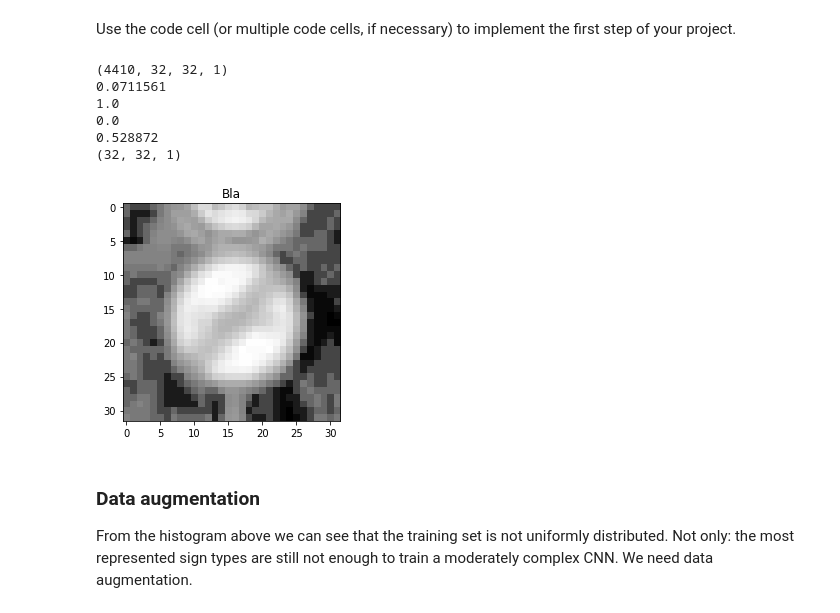
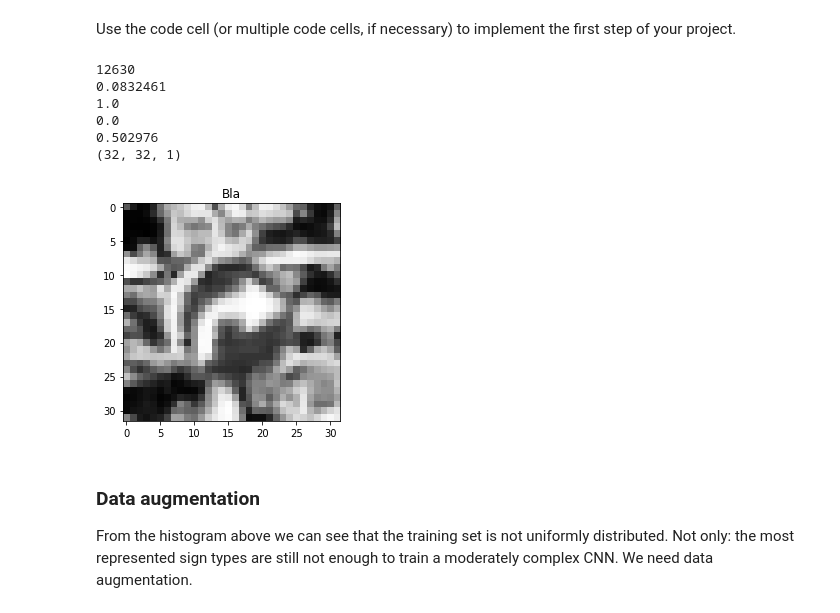
Before and after one commit to kindoblue/CarND-Traffic-Sign-Classifier-Project, a Jupyter notebook: Traffic_Sign_Classifier.ipynb, the cells around one changed output. Saved outputs shown, nothing was run; the diff lists cells and outputs as text; code cells hidden in the pictures.

```diff
--- a/Traffic_Sign_Classifier.ipynb
+++ b/Traffic_Sign_Classifier.ipynb
@@ -199,39 +199,41 @@ def pipeline(img):
     gray = cv2.cvtColor(img, cv2.COLOR_BGR2GRAY)
     hist = cv2.equalizeHist(gray)
     return cv2.normalize(hist, hist, alpha=0, beta=1, norm_type=cv2.NORM_MINMAX, dtype=cv2.CV_32F)
 
 # apply the image processing to all the sets and store the results in
 # a different arrays
 X_train_norm = [ pipeline(X_train[n]) for n in range(len(X_train)) ]
 X_valid_norm = [ pipeline(X_valid[n]) for n in range(len(X_valid)) ]
+X_test_norm =  [ pipeline(X_test[n]) for n in range(len(X_test)) ]
 
 
 # the gray conversion squashed one dimension, we need to put in place again
 # for tensorflow
 X_train_norm = np.reshape(X_train_norm, (np.shape(X_train_norm)[0],32,32,1))
 X_valid_norm = np.reshape(X_valid_norm, (np.shape(X_valid_norm)[0],32,32,1))
+X_test_norm  = np.reshape(X_test_norm, (np.shape(X_test_norm)[0],32,32,1))
 
 
 # TEST TO BE REMOVED
-print(X_valid_norm.shape)
-img_src = X_valid_norm[3]
+print(len(X_test_norm))
+img_src = X_test_norm[3]
 
 print(np.var(img_src))
 print(np.max(img_src))
 print(np.min(img_src))
 print(np.mean(img_src))
 print(img_src.shape)
 plt.imshow(img_src.squeeze(), cmap='gray')
 plt.title('Bla')
 plt.show()
 # %% [output]
-(4410, 32, 32, 1)
-0.0711561
+12630
+0.0832461
 1.0
 0.0
-0.528872
+0.502976
 (32, 32, 1)
-[figure, old version]
+[figure, new version]
 # %% [markdown]
 ### Data augmentation
 
```
Also changed, not shown: parts of 11 cells of this notebook.
